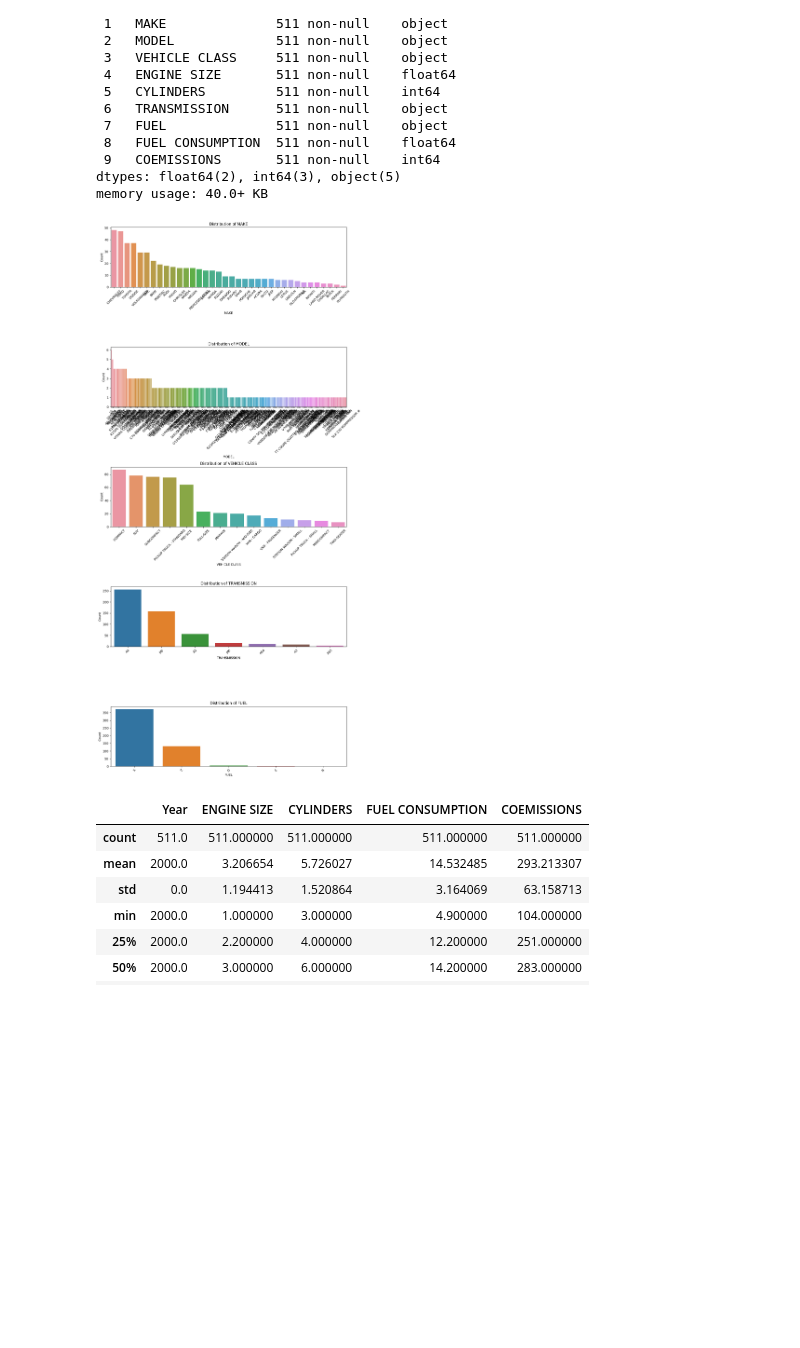
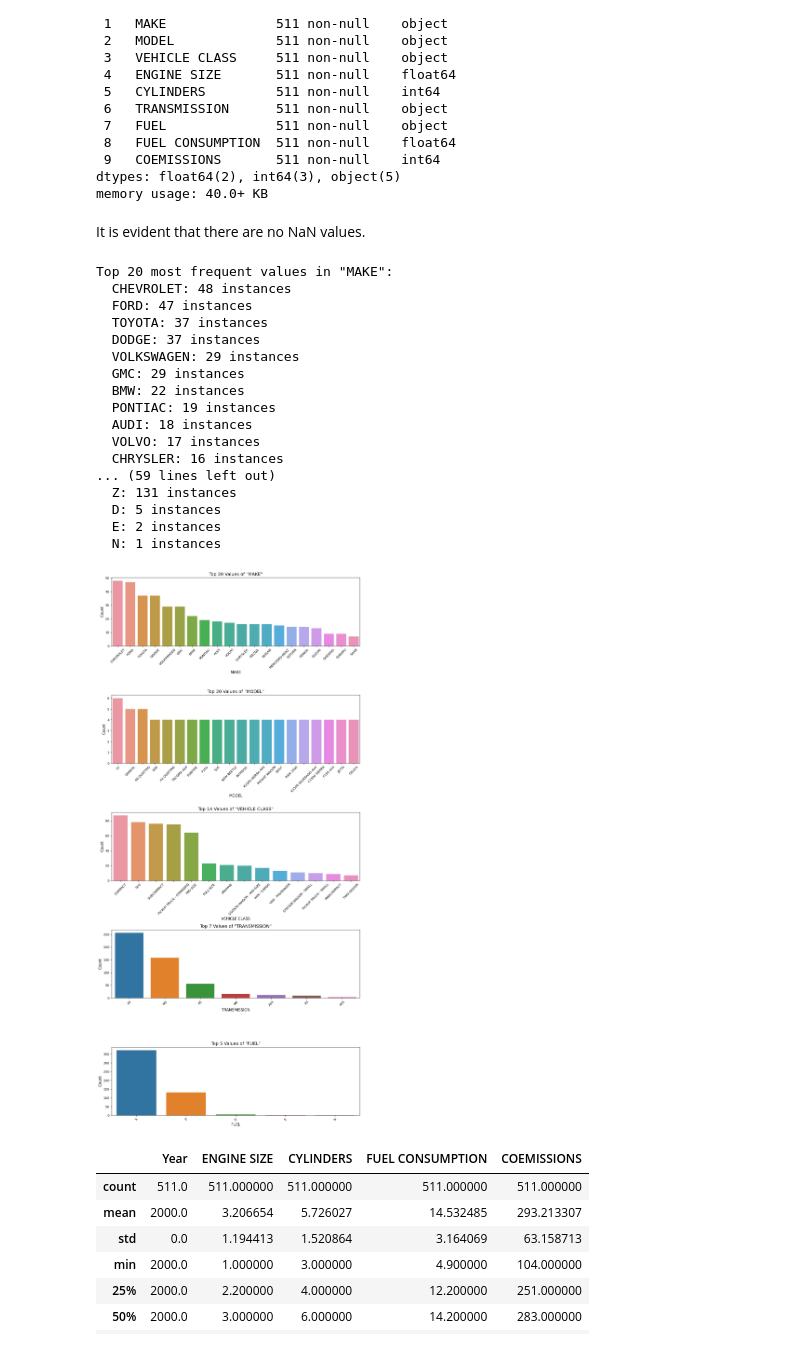
Before and after one commit to karthick-yes/Karthik_Sunil_A1, a Jupyter notebook: notebooks/data_exploration.ipynb, the cells around one changed output. Drawn from its saved outputs; the diff is of its cells as text; code cells hidden in the pictures; blank space fills up the shorter version.

Commit message:
Changes made to the plots

```diff
--- a/notebooks/data_exploration.ipynb
+++ b/notebooks/data_exploration.ipynb
@@ -46,26 +46,55 @@ Data columns (total 10 columns):
  9   COEMISSIONS       511 non-null    int64
 dtypes: float64(2), int64(3), object(5)
 memory usage: 40.0+ KB
+# %% [markdown]
+It is evident that there are no NaN values.
 # %%
-#visualisation for the categorical variables
+# List of categorical features
 cat_features = ['MAKE', 'MODEL', 'VEHICLE CLASS', 'TRANSMISSION', 'FUEL']
 
-
+# Set up the figure with subplots for each categorical feature
 fig, axes = plt.subplots(len(cat_features), 1, figsize=(12, 5*len(cat_features)), squeeze=False)
 
-# Plot value counts for each categorical feature
+# Loop over each categorical feature for printing and plotting
 for i, feature in enumerate(cat_features):
     value_counts = data[feature].value_counts()
-    sns.barplot(x=value_counts.index, y=value_counts.values, ax=axes[i][0])
-    axes[i][0].set_title(f'Distribution of {feature}')
-    axes[i][0].set_xlabel(feature)
-    axes[i][0].set_ylabel('Count')
+
+    # Handling case where feature has fewer than 10 unique values
+    top_counts = value_counts[:20] if len(value_counts) > 20 else value_counts
+
+    # Print summary of the top categories
+    print(f'\nTop {len(top_counts)} most frequent values in "{feature}":')
+    for category, count in top_counts.items():
+        print(f'  {category}: {count} instances')
+
+    # Plot the top value counts for the current feature
+    sns.barplot(x=top_counts.index, y=top_counts.values, ax=axes[i][0])
+    axes[i][0].set_title(f'Top {len(top_counts)} Values of "{feature}"', fontsize=14)
+    axes[i][0].set_xlabel(feature, fontsize=12)
+    axes[i][0].set_ylabel('Count', fontsize=12)
     axes[i][0].tick_params(axis='x', rotation=45)
 
 plt.tight_layout()
 plt.show()
 # %% [output]
+Top 20 most frequent values in "MAKE":
+  CHEVROLET: 48 instances
+  FORD: 47 instances
+  TOYOTA: 37 instances
+  DODGE: 37 instances
+  VOLKSWAGEN: 29 instances
+  GMC: 29 instances
+  BMW: 22 instances
+  PONTIAC: 19 instances
+  AUDI: 18 instances
+  VOLVO: 17 instances
+  CHRYSLER: 16 instances
+... (59 lines left out)
+  Z: 131 instances
+  D: 5 instances
+  E: 2 instances
+  N: 1 instances
-[figure, old version]
+[figure, new version]
 # %%
 data.describe()
 # %% [output]
```
Also changed, not shown: parts of 1 cell of this notebook.
